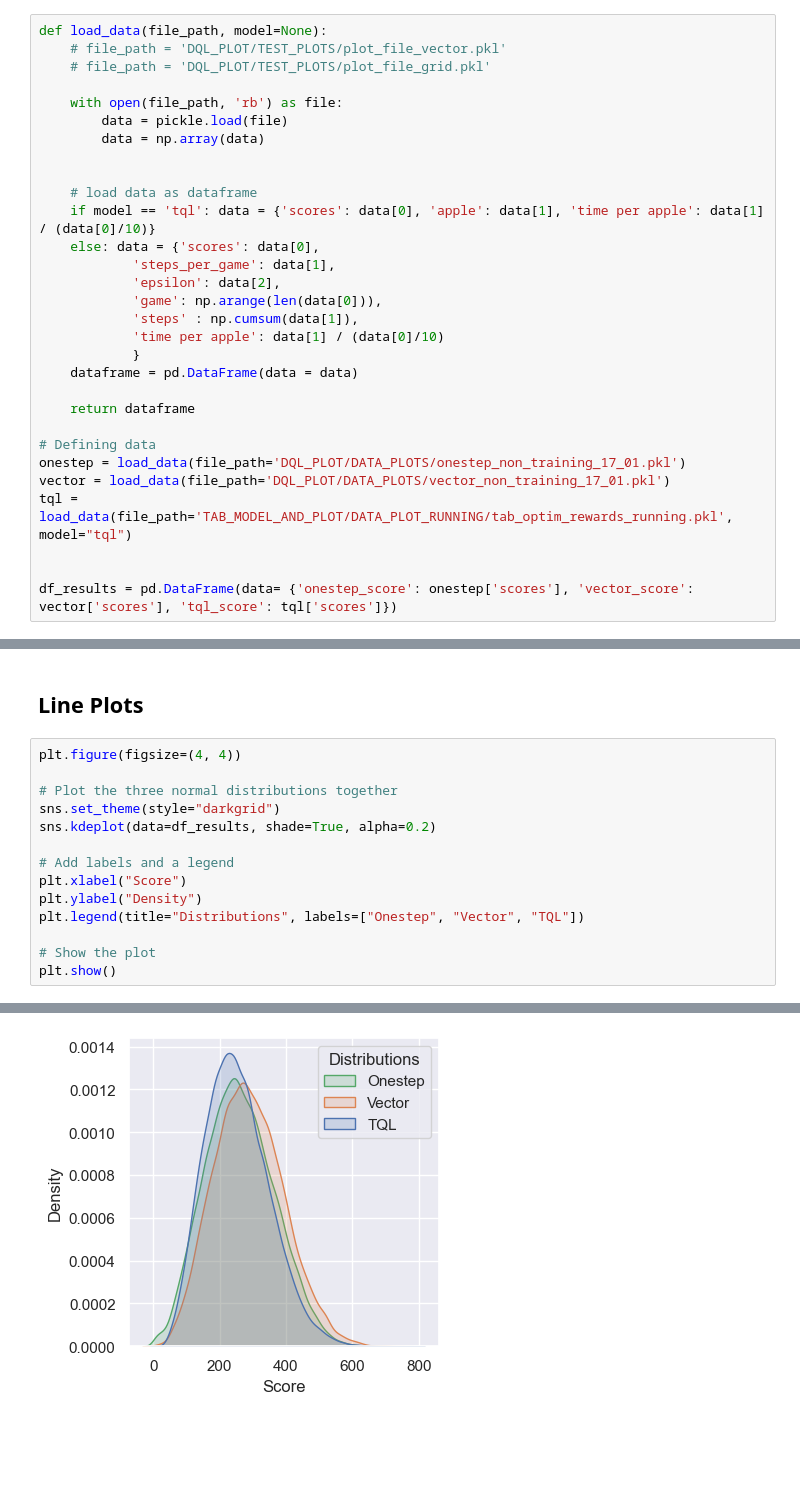
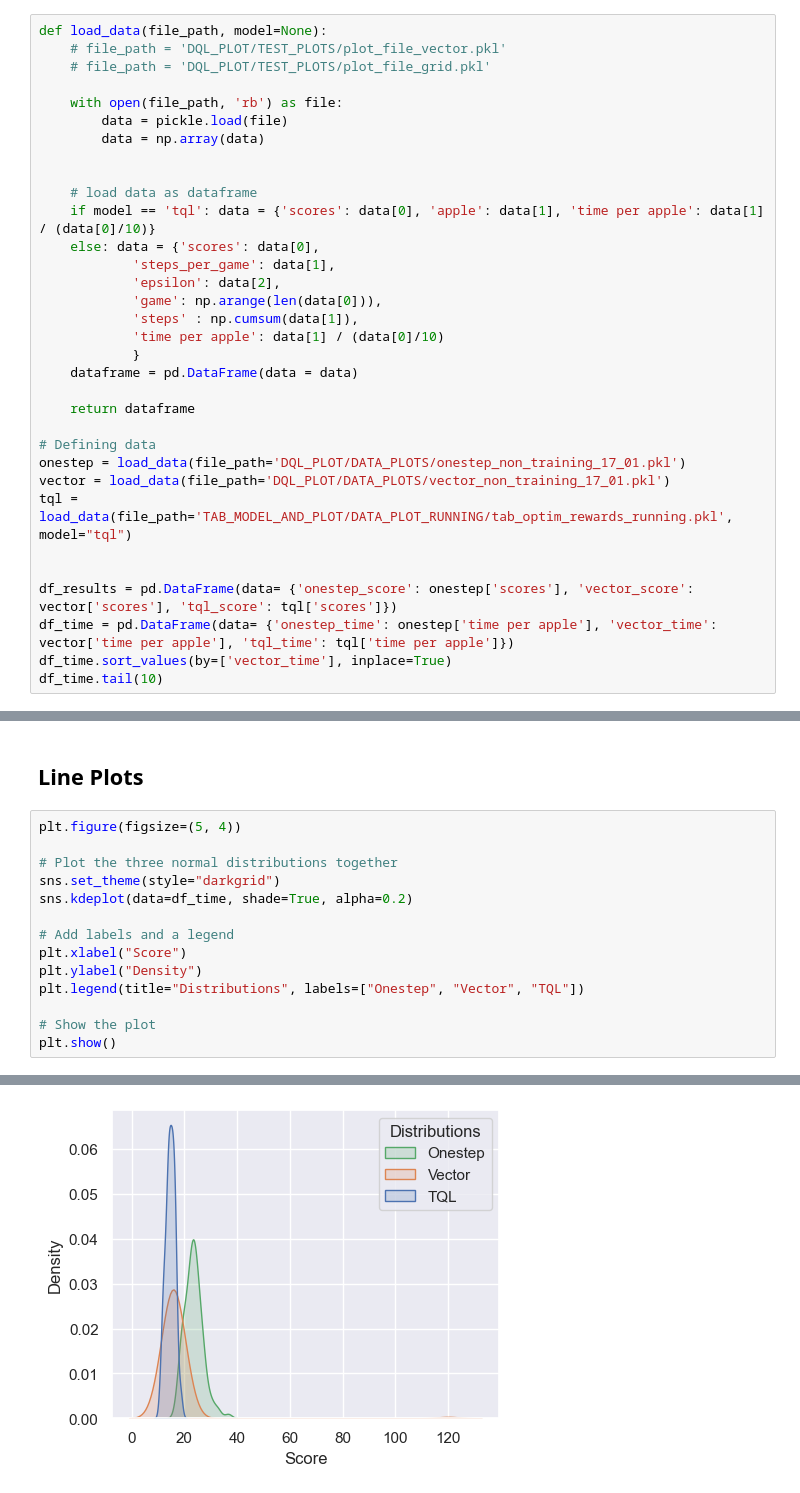
Before and after one commit to vietnhprivat/snake_ai, a Jupyter notebook: src/Classes/data_collection_test.ipynb, the cells around one changed output, grey strips where cells are left out. Saved outputs shown, nothing was run; the diff lists cells and outputs as text; blank space fills up the shorter version.

Commit message:
defineret time per apple

```diff
--- a/src/Classes/data_collection_test.ipynb
+++ b/src/Classes/data_collection_test.ipynb
@@ -44,3 +44,6 @@ tql = load_data(file_path='TAB_MODEL_AND_PLOT/DATA_PLOT_RUNNING/tab_optim_reward
 
 
 df_results = pd.DataFrame(data= {'onestep_score': onestep['scores'], 'vector_score': vector['scores'], 'tql_score': tql['scores']})
+df_time = pd.DataFrame(data= {'onestep_time': onestep['time per apple'], 'vector_time': vector['time per apple'], 'tql_time': tql['time per apple']})
+df_time.sort_values(by=['vector_time'], inplace=True)
+df_time.tail(10)
@@ -148,11 +163,11 @@ ax2.grid(True)
 # %% [markdown]
 ## Line Plots
 # %%
-plt.figure(figsize=(4, 4))
+plt.figure(figsize=(5, 4))
 
 # Plot the three normal distributions together
 sns.set_theme(style="darkgrid")
-sns.kdeplot(data=df_results, shade=True, alpha=0.2)
+sns.kdeplot(data=df_time, shade=True, alpha=0.2)
 
 # Add labels and a legend
 plt.xlabel("Score")
@@ -169 +184 @@ This will become an error in seaborn v0.14.0; please update your code.
-[figure, old version]
+[figure, new version]
```
Also changed, not shown: parts of 2 cells of this notebook.
